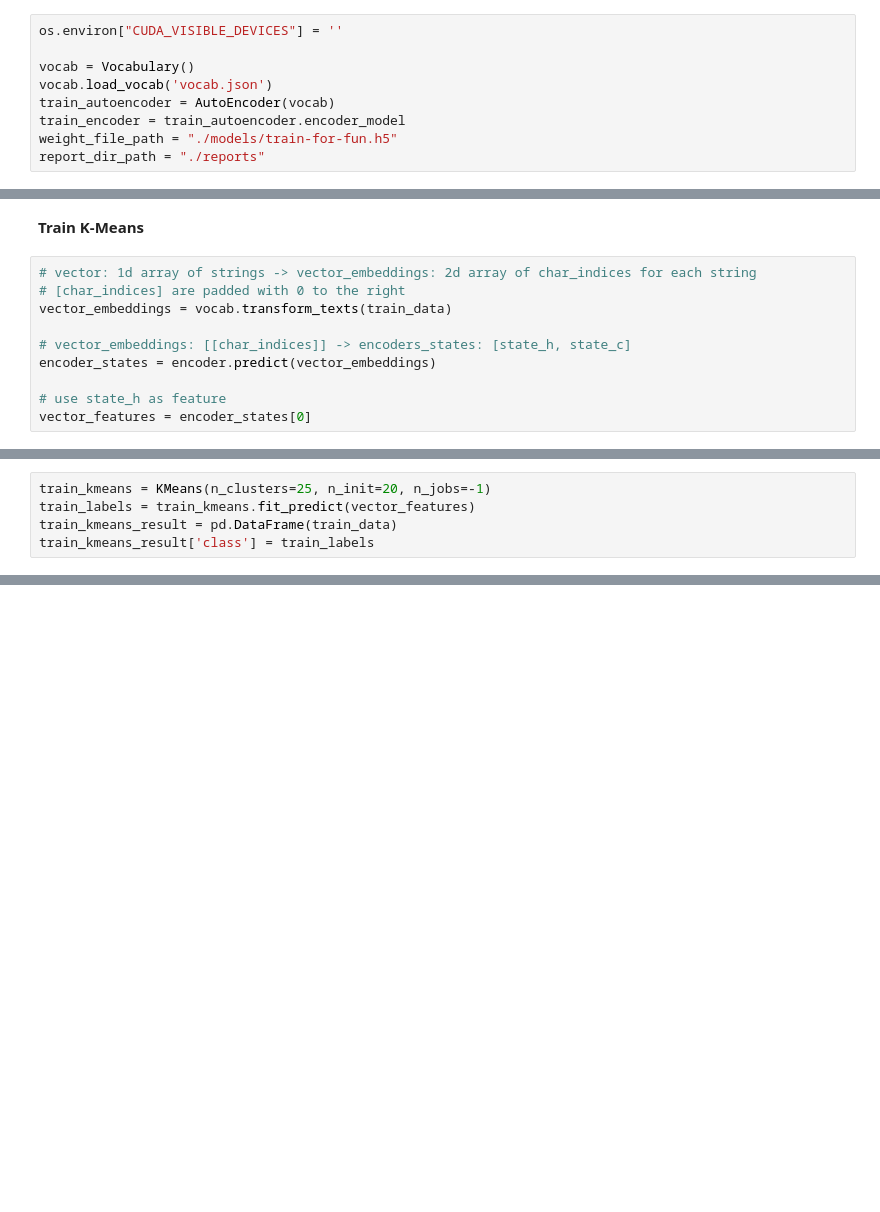
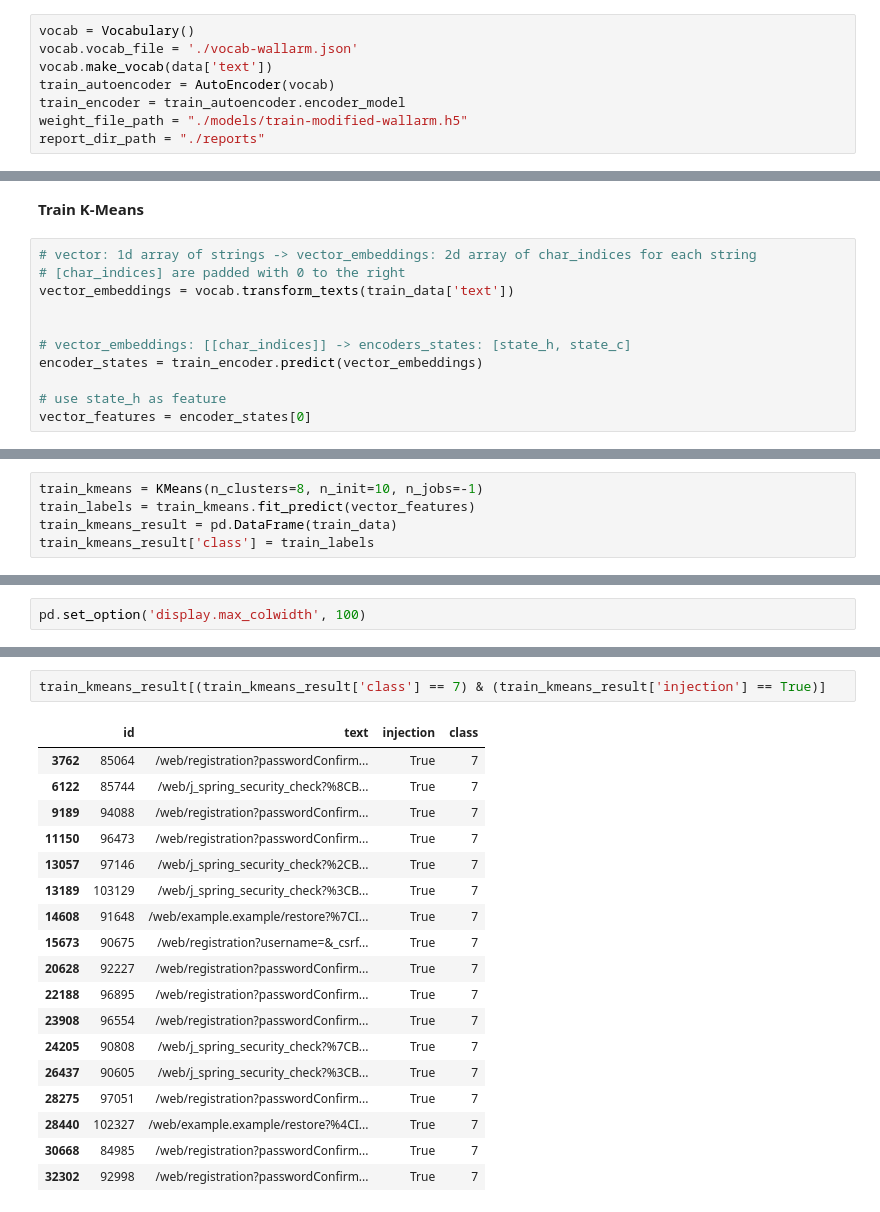
Before and after one commit to meandmymind/requests-clustering-autoencoder, a Jupyter notebook: src/pipeline.ipynb, the cells around one changed output, grey strips where cells are left out. Cells and saved outputs as stored; diff of their text form; blank space fills up the shorter version.

```diff
--- a/src/pipeline.ipynb
+++ b/src/pipeline.ipynb
@@ -325,9 +277,8 @@ test_data = test_data.reset_index(drop=True)
 # %%
-os.environ["CUDA_VISIBLE_DEVICES"] = ''
-
 vocab = Vocabulary()
-vocab.load_vocab('vocab.json')
+vocab.vocab_file = './vocab-wallarm.json'
+vocab.make_vocab(data['text'])
 train_autoencoder = AutoEncoder(vocab)
 train_encoder = train_autoencoder.encoder_model
-weight_file_path = "./models/train-for-fun.h5"
+weight_file_path = "./models/train-modified-wallarm.h5"
 report_dir_path = "./reports"
@@ -368,10 +343,11 @@ Epoch 10/10
 # %%
 # vector: 1d array of strings -> vector_embeddings: 2d array of char_indices for each string
 # [char_indices] are padded with 0 to the right
-vector_embeddings = vocab.transform_texts(train_data)
+vector_embeddings = vocab.transform_texts(train_data['text'])
+
 
 # vector_embeddings: [[char_indices]] -> encoders_states: [state_h, state_c]
-encoder_states = encoder.predict(vector_embeddings)
+encoder_states = train_encoder.predict(vector_embeddings)
 
 # use state_h as feature
 vector_features = encoder_states[0]
@@ -424,5 +400,5 @@ array([[-1.0748301e-02, -4.0933765e-02,  1.4602272e-01, ...,
 # %%
-train_kmeans = KMeans(n_clusters=25, n_init=20, n_jobs=-1)
+train_kmeans = KMeans(n_clusters=8, n_init=10, n_jobs=-1)
 train_labels = train_kmeans.fit_predict(vector_features)
 train_kmeans_result = pd.DataFrame(train_data)
 train_kmeans_result['class'] = train_labels
@@ -453,0 +426,2 @@ ParserError: Error tokenizing data. C error: Buffer overflow caught - possible m
+# %%
+pd.set_option('display.max_colwidth', 100)
@@ -453,0 +667,21 @@ ParserError: Error tokenizing data. C error: Buffer overflow caught - possible m
+# %%
+train_kmeans_result[(train_kmeans_result['class'] == 7) & (train_kmeans_result['injection'] == True)]
+# %% [output]
+|  | id | text | injection | class |
+| 3762 | 85064 | /web/registration?passwordConfirm... | True | 7 |
+| 6122 | 85744 | /web/j_spring_security_check?%8CB... | True | 7 |
+| 9189 | 94088 | /web/registration?passwordConfirm... | True | 7 |
+| 11150 | 96473 | /web/registration?passwordConfirm... | True | 7 |
+| 13057 | 97146 | /web/j_spring_security_check?%2CB... | True | 7 |
+| 13189 | 103129 | /web/j_spring_security_check?%3CB... | True | 7 |
+| 14608 | 91648 | /web/example.example/restore?%7CI... | True | 7 |
+| 15673 | 90675 | /web/registration?username=&_csrf... | True | 7 |
+| 20628 | 92227 | /web/registration?passwordConfirm... | True | 7 |
+| 22188 | 96895 | /web/registration?passwordConfirm... | True | 7 |
+| 23908 | 96554 | /web/registration?passwordConfirm... | True | 7 |
+| 24205 | 90808 | /web/j_spring_security_check?%7CB... | True | 7 |
+| 26437 | 90605 | /web/j_spring_security_check?%3CB... | True | 7 |
+| 28275 | 97051 | /web/registration?passwordConfirm... | True | 7 |
+| 28440 | 102327 | /web/example.example/restore?%4CI... | True | 7 |
+| 30668 | 84985 | /web/registration?passwordConfirm... | True | 7 |
+| 32302 | 92998 | /web/registration?passwordConfirm... | True | 7 |
```
Also changed, not shown: parts of 66 cells of this notebook, 17 other files.
